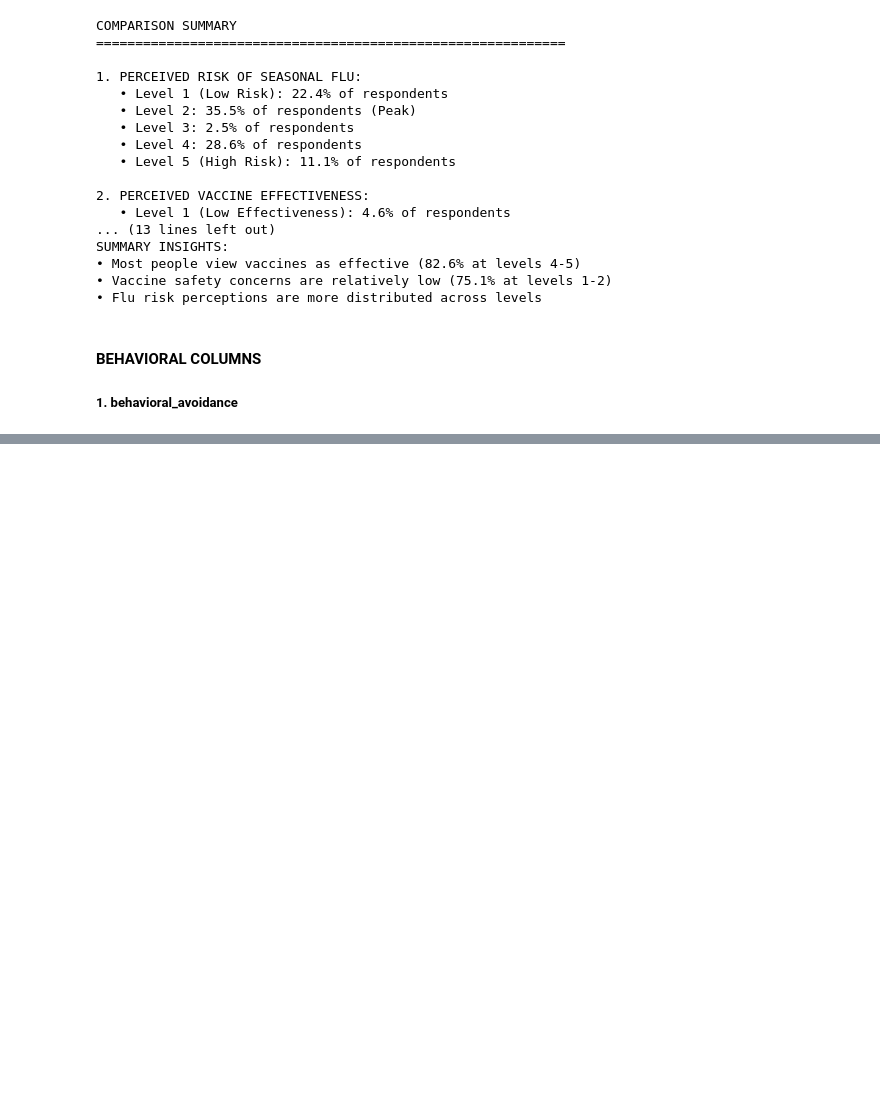
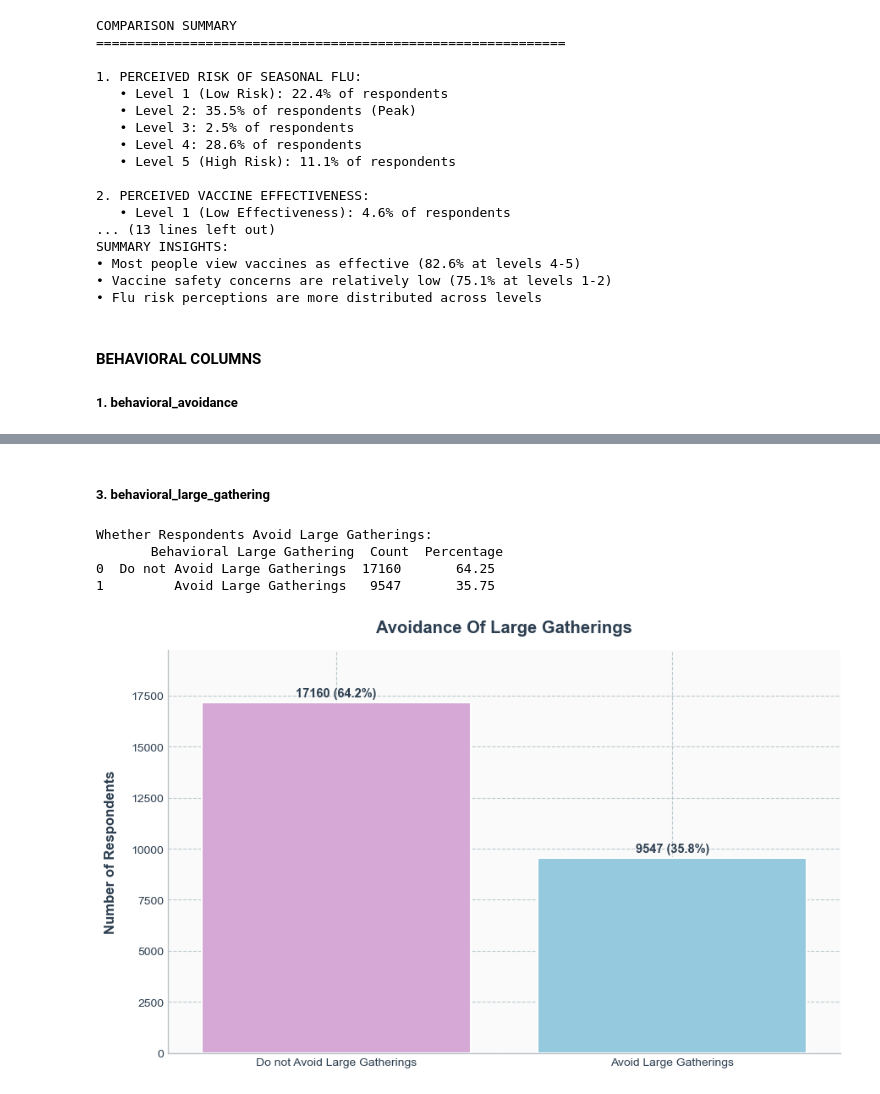
Before and after one commit to Vain-Guy/Predicting-H1N1-and-Seasonal-Flu-Vaccines, a Jupyter notebook: index.ipynb, the cells around one changed output, grey strips where cells are left out. Cells and saved outputs as stored; diff of their text form; code cells hidden in the pictures; blank space fills up the shorter version.

```diff
--- a/index.ipynb
+++ b/index.ipynb
@@ -2164,0 +2261,76 @@ Behavioral Avoidance:
+# %% [markdown]
+##### 3. behavioral_large_gathering
+# %%
+# Prepare data
+df_bhv_large_gathering = train_data.copy()
+df_bhv_large_gathering['behavioral_large_gatherings'] = df_bhv_large_gathering['behavioral_large_gatherings'].astype(int)
+
+counts = df_bhv_large_gathering['behavioral_large_gatherings'].value_counts().sort_index()
+percentages = (counts / len(df_bhv_large_gathering)) * 100
+
+# Map levels
+risk_labels = {
+    0: "Do not Avoid Large Gatherings",
+    1: "Avoid Large Gatherings"
+}
+
+summary = pd.DataFrame({
+    "Behavioral Large Gathering": counts.index.map(risk_labels),
+    "Count": counts.values,
+    "Percentage": percentages.round(2).values
+})
+
+print("Whether Respondents Avoid Large Gatherings:\n", summary)
+
+# Plot
+plt.figure(figsize=(9, 5.6))
+
+# Palette
+colors = ['#DDA0DD', '#87CEEB']
+
+ax = sns.barplot(
+    data=summary,
+    x="Behavioral Large Gathering",
+    y="Count",
+    palette=colors,
+    edgecolor="white",
+    linewidth=1.5
+)
+
+# Styling
+ax.set_title("Avoidance Of Large Gatherings",
+             fontsize=14.5, pad=15, color='#2C3E50', fontweight='semibold')
+ax.set_xlabel("", fontsize=13, labelpad=12)
+ax.set_ylabel("Number of Respondents", fontsize=12, labelpad=12,
+              color='#2C3E50', fontweight='semibold')
+
+ax.tick_params(axis='both', which='major', labelsize=10, colors='#2C3E50')
+
+# Add count + percentage labels
+max_count = summary["Count"].max()
+for i, row in summary.iterrows():
+    ax.text(
+        i, row["Count"] + (0.01 * max_count),
+        f"{row['Count']} ({row['Percentage']:.1f}%)",
+        ha="center", va="bottom", color="#2C3E50",
+        fontsize=10.5, fontweight="semibold"
+    )
+
+# Clean styling
+ax.grid(axis='both', alpha=0.8, linestyle='--', color='#B0BEC5')
+ax.set_facecolor('#FAFAFA')
+ax.set_ylim(0, max_count * 1.15)
+
+for spine in ['top', 'right']:
+    ax.spines[spine].set_visible(False)
+for spine in ['left', 'bottom']:
+    ax.spines[spine].set_color('#BDC3C7')
+
+plt.tight_layout()
+plt.show()
+# %% [output]
+Whether Respondents Avoid Large Gatherings:
+       Behavioral Large Gathering  Count  Percentage
+0  Do not Avoid Large Gatherings  17160       64.25
+1         Avoid Large Gatherings   9547       35.75
+[figure, added]
```
Also changed, not shown: parts of 67 cells of this notebook.
